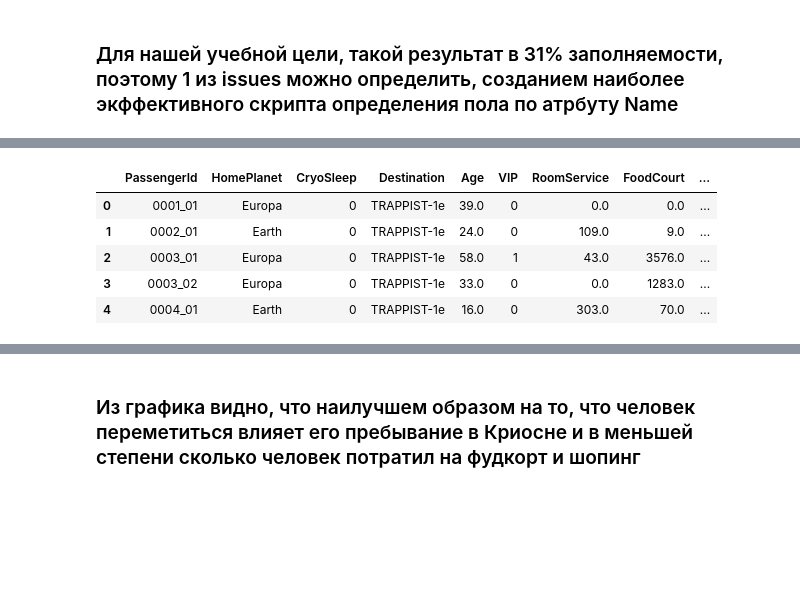
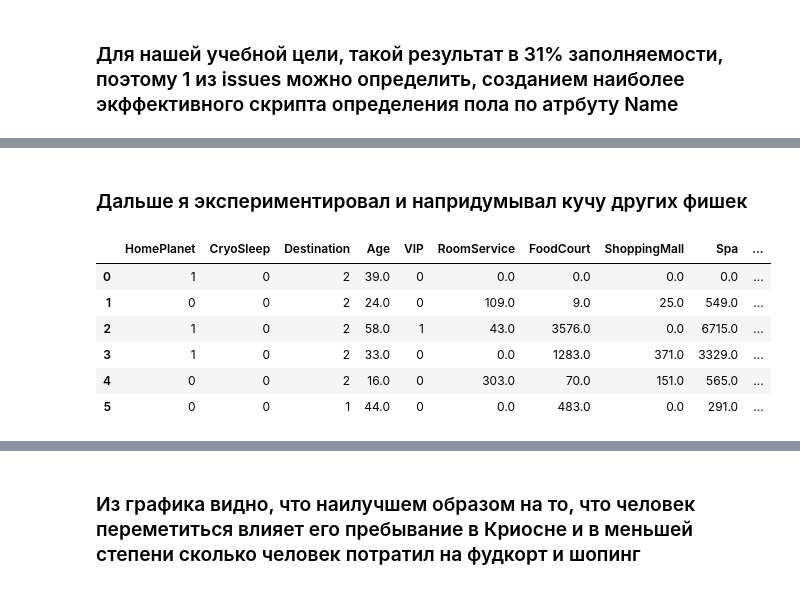
Before and after one commit to 1BaEdeV/Neural-networks-AM-CP, a Jupyter notebook: SpaceshipTitanic/task.ipynb, the cells around one changed output, grey strips where cells are left out. Saved outputs shown, nothing was run; the diff lists cells and outputs as text; code cells hidden in the pictures; blank space fills up the shorter version.

```diff
--- a/SpaceshipTitanic/task.ipynb
+++ b/SpaceshipTitanic/task.ipynb
@@ -185,3 +182,0 @@ Exists or already done 2
-# %%
-train[['VIP', 'CryoSleep', 'FoodCourt', 'ShoppingMall', 'Spa', 'VRDeck']] = train[['VIP', 'CryoSleep', 'FoodCourt', 'ShoppingMall', 'Spa', 'VRDeck']].fillna(value=0)
-train.isnull().sum().sort_values(ascending=False)
@@ -206,14 +183,64 @@ dtype: int64
-# %%
-binary_cols = ['CryoSleep', 'VIP']
-for col in binary_cols:
-    if col in train:
-        train[col] = train[col].astype(int)
-train.head(5)
-# %% [output]
-|  | PassengerId | HomePlanet | CryoSleep | Destination | Age | VIP | RoomService | FoodCourt | ... |
-| 0 | 0001_01 | Europa | 0 | TRAPPIST-1e | 39.0 | 0 | 0.0 | 0.0 | ... |
-| 1 | 0002_01 | Earth | 0 | TRAPPIST-1e | 24.0 | 0 | 109.0 | 9.0 | ... |
-| 2 | 0003_01 | Europa | 0 | TRAPPIST-1e | 58.0 | 1 | 43.0 | 3576.0 | ... |
-| 3 | 0003_02 | Europa | 0 | TRAPPIST-1e | 33.0 | 0 | 0.0 | 1283.0 | ... |
-| 4 | 0004_01 | Earth | 0 | TRAPPIST-1e | 16.0 | 0 | 303.0 | 70.0 | ... |
+# %% [markdown]
+### Дальше я экспериментировал и напридумывал кучу других фишек
+# %%
+# Общая сумма расходов за все сервисы во время поездки
+
+train['TotalSum'] = train[['RoomService','FoodCourt', 'ShoppingMall', 'Spa', 'VRDeck']].sum(axis=1)
+
+# ДЛя категориального признака идеально подойдет разбиение на возразтные группы
+
+train['AgeGroup'] = pd.cut(train['Age'],bins=[-1,12,17,25,40,60,np.inf], labels=[0,1,2,3,4,5])
+
+# Для неизвестных, добавим категорию -1
+
+train['AgeGroup'] = train['AgeGroup'].cat.add_categories(-1).fillna(-1)
+
+# Кодируем котегориальные признаки
+from sklearn.preprocessing import LabelEncoder
+cat_cols = ['HomePlanet','Destination','Deck','Side']
+for col in cat_cols:
+    le = LabelEncoder()
+    train[col] = le.fit_transform(train[col].astype(str).fillna('Unknown'))
+
+
+# Пустые числовые значения заполняем медианой и банарные 0
+
+train[['VIP', 'CryoSleep']] = train[['VIP', 'CryoSleep']].fillna(value=0)
+
+numeric_columns = ['Age', 'RoomService', 'FoodCourt', 'ShoppingMall', 'Spa', 'VRDeck', 'TotalSum']
+for col in numeric_columns:
+    train[col] = train[col].fillna(train[col].median())
+train.isnull().sum().sort_values(ascending=False)
+
+# В инты переводим
+
+binary_cols = ['CryoSleep', 'VIP', 'Transported']
+for col in binary_cols:
+    if col in train:
+        train[col] = train[col].astype(int)
+train.head(5)
+
+# Разделим имена и фамилии
+train['LastName'] = train['Name'].str.split().str[-1]
+
+# Разбиваем на тех кто путешествует 1, а кто нет
+try:
+    train['GroupSize'] = train.groupby('LastName')['LastName'].transform('count')
+except:
+    print("already")
+train['IsAlone'] = (train['GroupSize'] <= 1).astype(int)
+
+# Удаляем все лишнее
+train = train.drop( columns = ['Name', 'LastName', "Num"])
+
+
+train.head(6)
+# %% [output]
+|  | HomePlanet | CryoSleep | Destination | Age | VIP | RoomService | FoodCourt | ShoppingMall | Spa | ... |
+| 0 | 1 | 0 | 2 | 39.0 | 0 | 0.0 | 0.0 | 0.0 | 0.0 | ... |
+| 1 | 0 | 0 | 2 | 24.0 | 0 | 109.0 | 9.0 | 25.0 | 549.0 | ... |
+| 2 | 1 | 0 | 2 | 58.0 | 1 | 43.0 | 3576.0 | 0.0 | 6715.0 | ... |
+| 3 | 1 | 0 | 2 | 33.0 | 0 | 0.0 | 1283.0 | 371.0 | 3329.0 | ... |
+| 4 | 0 | 0 | 2 | 16.0 | 0 | 303.0 | 70.0 | 151.0 | 565.0 | ... |
+| 5 | 0 | 0 | 1 | 44.0 | 0 | 0.0 | 483.0 | 0.0 | 291.0 | ... |
 # %%
```
Also changed, not shown: parts of 16 cells of this notebook, 2 other files.
